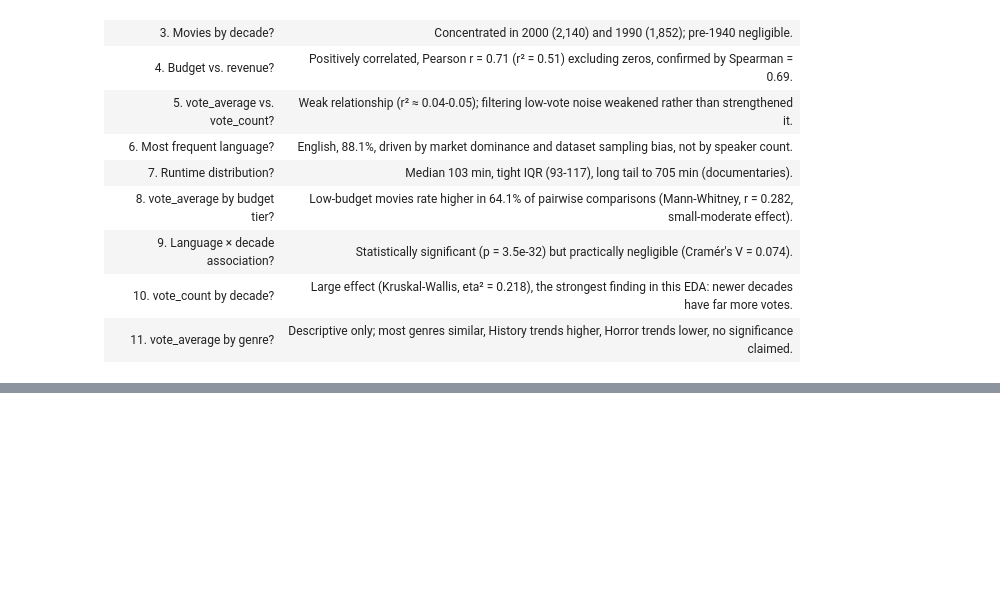
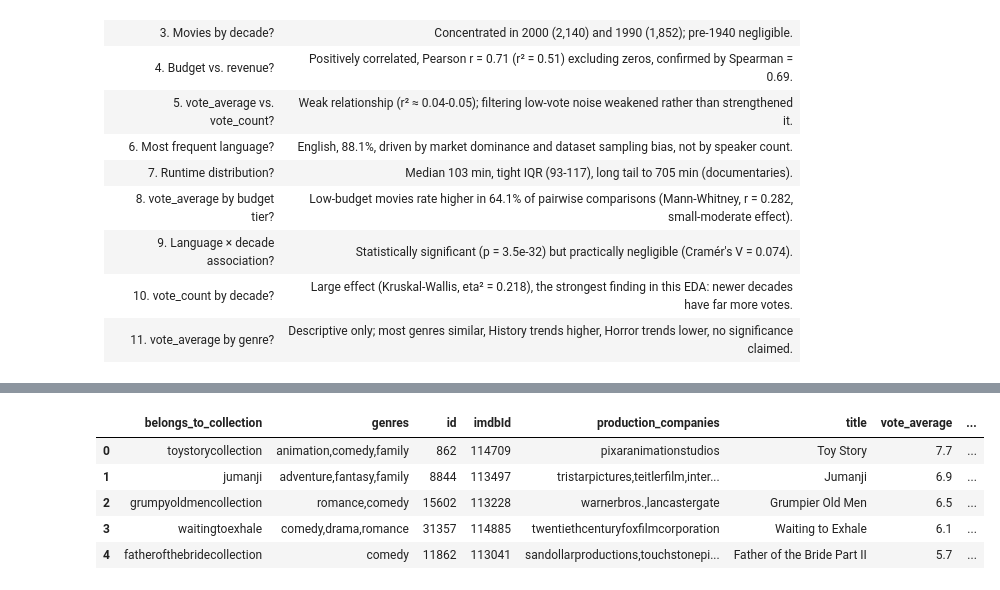
Before and after one commit to AlejandroBeldaFernandez/Movies_Recommendations, a Jupyter notebook: Movies_Recommendation.ipynb, the cells around one changed output, grey strips where cells are left out. Drawn from its saved outputs; the diff is of its cells as text; code cells hidden in the pictures; blank space fills up the shorter version.

```diff
--- a/Movies_Recommendation.ipynb
+++ b/Movies_Recommendation.ipynb
@@ -2361,0 +2426,21 @@ redesigned into one.
+# %%
+def combine_features(row):
+    str = " "
+    return str.join([
+        row['genres'].replace(',', ' '),
+        row['director'],
+        row['cast'].replace(',', ' '),
+        row['keywords'].replace(',', ' '),
+        row['production_companies'].replace(',', ' '),
+        row['belongs_to_collection'],
+    ])
+movies_clean['text'] = movies_clean.apply(combine_features, axis=1)
+movies_clean['text'] = movies_clean['text'].apply(lambda x: re.sub(r'[^a-zA-Z0-9\s]', '', x))
+movies_clean.head()
+# %% [output]
+|  | belongs_to_collection | genres | id | imdbId | production_companies | title | vote_average | ... |
+| 0 | toystorycollection | animation,comedy,family | 862 | 114709 | pixaranimationstudios | Toy Story | 7.7 | ... |
+| 1 | jumanji | adventure,fantasy,family | 8844 | 113497 | tristarpictures,teitlerfilm,inter... | Jumanji | 6.9 | ... |
+| 2 | grumpyoldmencollection | romance,comedy | 15602 | 113228 | warnerbros.,lancastergate | Grumpier Old Men | 6.5 | ... |
+| 3 | waitingtoexhale | comedy,drama,romance | 31357 | 114885 | twentiethcenturyfoxfilmcorporation | Waiting to Exhale | 6.1 | ... |
+| 4 | fatherofthebridecollection | comedy | 11862 | 113041 | sandollarproductions,touchstonepi... | Father of the Bride Part II | 5.7 | ... |
```
Also changed, not shown: parts of 68 cells of this notebook.
